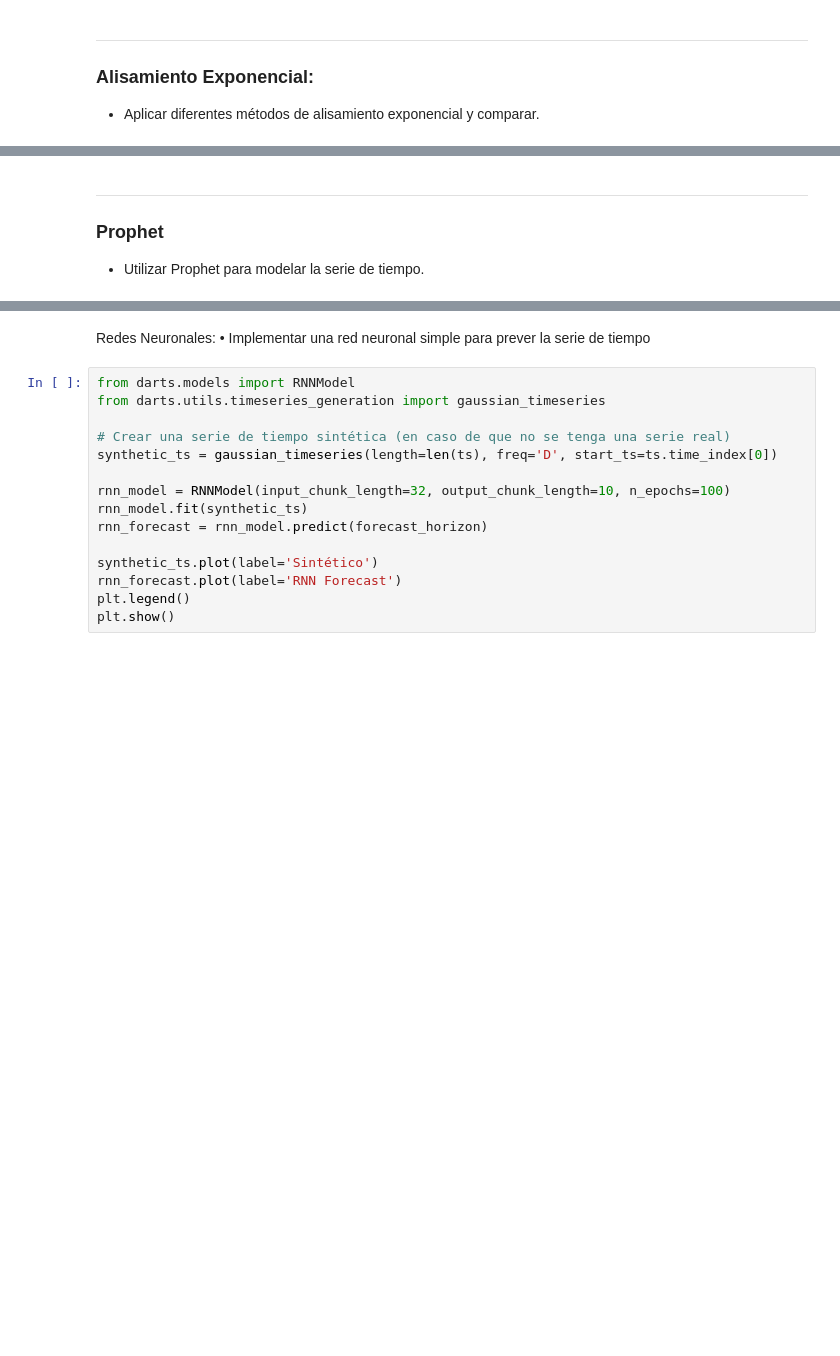
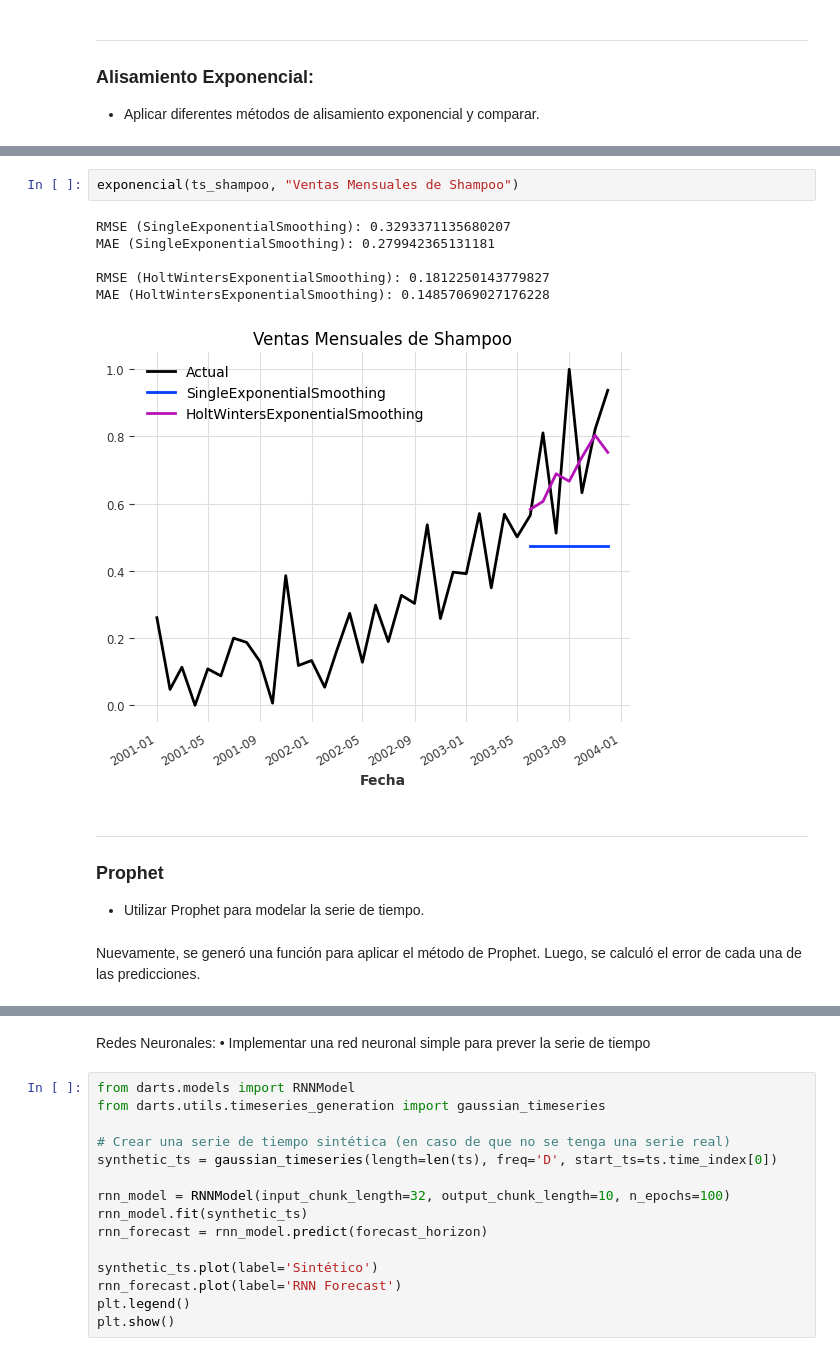
Before and after one commit to 20Candy/lab3_dataScience, a Jupyter notebook: ejercicio1_births.ipynb, the cells around one changed output, grey strips where cells are left out. Cells and saved outputs as stored; diff of their text form; blank space fills up the shorter version.

```diff
--- a/ejercicio1_births.ipynb
+++ b/ejercicio1_births.ipynb
@@ -528,7 +518,18 @@ MAE = 5.47
+# %%
+exponencial(ts_shampoo, "Ventas Mensuales de Shampoo")
+# %% [output]
+RMSE (SingleExponentialSmoothing): 0.3293371135680207
+MAE (SingleExponentialSmoothing): 0.279942365131181
+
+RMSE (HoltWintersExponentialSmoothing): 0.1812250143779827
+MAE (HoltWintersExponentialSmoothing): 0.14857069027176228
+[figure, added]
 # %% [markdown]
 ---------
 ### Prophet
 - Utilizar Prophet para modelar la serie de tiempo.
+# %% [markdown]
+Nuevamente, se generó una función para aplicar el método de Prophet. Luego, se calculó el error de cada una de las predicciones.
 # %%
 from darts.models.forecasting.prophet_model import Prophet
 
```
Also changed, not shown: parts of 28 cells of this notebook.
